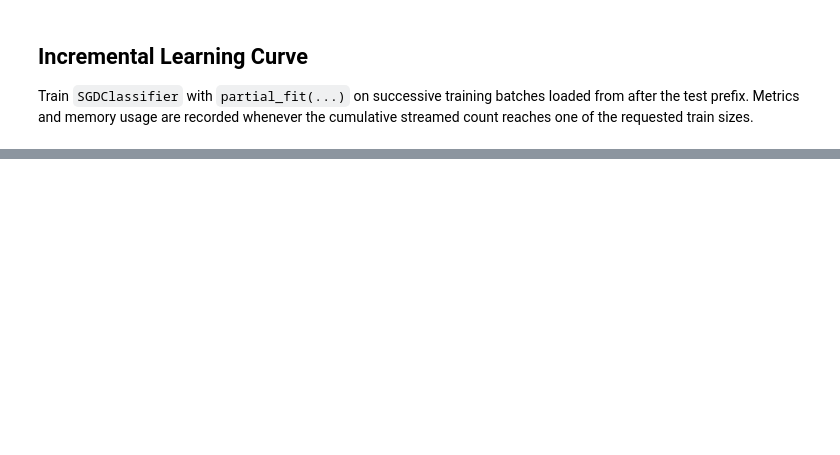
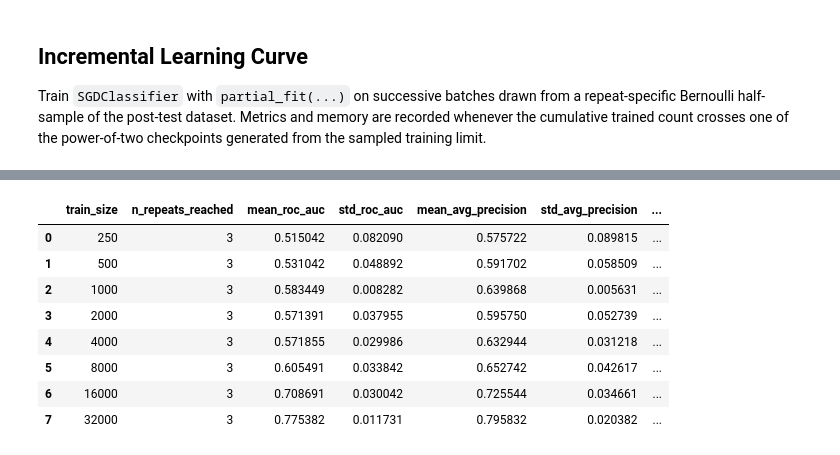
Before and after one commit to Xfcosta/NSPPK, a Jupyter notebook: notebooks/Molecular Graph Learning Curve.ipynb, the cells around one changed output, grey strips where cells are left out. Saved outputs shown, nothing was run; the diff lists cells and outputs as text; code cells hidden in the pictures; blank space fills up the shorter version.

Commit message:
Add supervised streaming batches

```diff
--- a/notebooks/Molecular Graph Learning Curve.ipynb
+++ b/notebooks/Molecular Graph Learning Curve.ipynb
@@ -90,7 +114,9 @@ test_graphs = loader.load_from(
 y_test = np.asarray([int(graph.graph['HIV_active']) for graph in test_graphs])
 record_memory('test set loaded')
 
-train_limit = max(LIMIT - TEST_PREFIX_SIZE, 0)
+dataset_size = count_dataset_rows(DATASET_FILE)
+available_train_pool = max(dataset_size - TEST_PREFIX_SIZE, 0)
+train_limit = resolve_limit_count(LIMIT, available_train_pool)
 warmup_size = min(WARMUP_SIZE, train_limit)
 warmup_graphs = loader.load_from(
     DATASET_FILE,
@@ -120,12 +146,12 @@ if len(np.unique(y_warmup)) == len(classes):
     class_weight_values = compute_class_weight('balanced', classes=classes, y=y_warmup)
     class_weight = {cls: float(weight) for cls, weight in zip(classes, class_weight_values)}
 
-train_size_values = [n for n in TRAIN_SIZE_VALUES if n <= train_limit]
-if not train_size_values or train_size_values[-1] != train_limit:
-    train_size_values.append(train_limit)
+train_size_values = make_exponential_train_sizes(train_limit)
 
 print('test graphs:', len(test_graphs))
 print(f'test positive rate: {y_test.mean():.3f}')
+print('dataset size:', dataset_size)
+print('available train pool:', available_train_pool)
 print('train pool limit:', train_limit)
 print('warmup graphs:', len(warmup_graphs))
 print('class weight for partial_fit:', class_weight)
@@ -135,7 +177,7 @@ print(f'initial peak RSS: {MEMORY_PEAK_MB:.2f} MB')
 # %% [markdown]
 ## Incremental Learning Curve
 
-Train `SGDClassifier` with `partial_fit(...)` on successive training batches loaded from after the test prefix. Metrics and memory usage are recorded whenever the cumulative streamed count reaches one of the requested train sizes.
+Train `SGDClassifier` with `partial_fit(...)` on successive batches drawn from a repeat-specific Bernoulli half-sample of the post-test dataset. Metrics and memory are recorded whenever the cumulative trained count crosses one of the power-of-two checkpoints generated from the sampled training limit.
 # %%
 results = []
 
@@ -146,7 +188,6 @@ repeat_histories = {
     train_size: {'roc_auc': [], 'avg_precision': [], 'runtime_sec': [], 'rss_mb': [], 'peak_rss_mb': []}
     for train_size in train_size_values
 }
-stop_positions = sorted(set(range(BATCH_SIZE, train_limit, BATCH_SIZE)) | set(train_size_values) | {train_limit})
 
 for repeat_idx in range(1, N_REPEATS + 1):
     classifier = SGDClassifier(
@@ -157,27 +198,35 @@ for repeat_idx in range(1, N_REPEATS + 1):
         class_weight=class_weight,
     )
 
+    graph_iter = _graph_io._iter_loaded_graphs(
+        DATASET_FILE,
+        'smiles',
+        limit=LIMIT,
+        random_state=RANDOM_STATE + repeat_idx,
+        start_after_instance=TEST_PREFIX_SIZE,
+    )
+
     t0 = time.perf_counter()
-    start = 0
-    for stop in stop_positions:
-        batch_graphs = loader.load_from(
-            DATASET_FILE,
-            'smiles',
-            start_after_instance=TEST_PREFIX_SIZE + start,
-            limit=stop - start,
-        )
+    trained_count = 0
+    checkpoint_idx = 0
+    batch_graphs = []
+    is_first_batch = True
+
+    def flush_batch(batch_graphs, trained_count, checkpoint_idx, is_first_batch):
         y_batch = np.asarray([int(graph.graph['HIV_active']) for graph in batch_graphs])
         X_batch = vectorizer.transform(batch_graphs)
 
-        if start == 0:
+        if is_first_batch:
             classifier.partial_fit(X_batch, y_batch, classes=classes)
         else:
             classifier.partial_fit(X_batch, y_batch)
 
-        del batch_graphs, y_batch, X_batch
+        trained_count += len(batch_graphs)
+        del y_batch, X_batch
         gc.collect()
 
-        if stop in repeat_histories:
+        while checkpoint_idx < len(train_size_values) and trained_count >= train_size_values[checkpoint_idx]:
+            stop = train_size_values[checkpoint_idx]
             memory_event = record_memory(f'repeat {repeat_idx} train {stop}', emit=False)
             y_score = classifier.decision_function(X_test)
             runtime_sec = time.perf_counter() - t0
@@ -194,14 +243,35 @@ for repeat_idx in range(1, N_REPEATS + 1):
                 f"{stop:>8d} | {repeat_idx:>6d} | {roc_auc:>8.4f} | {avg_precision:>8.4f} | "
                 f"{runtime_sec:>8.2f} | {memory_event['rss_mb']:>8.2f} | {memory_event['peak_rss_mb']:>8.2f}"
             )
+            checkpoint_idx += 1
 
-        start = stop
+        return trained_count, checkpoint_idx, False
 
+    for graph in graph_iter:
+        batch_graphs.append(graph)
+        next_checkpoint = train_size_values[checkpoint_idx] if checkpoint_idx < len(train_size_values) else None
+        if len(batch_graphs) < BATCH_SIZE and (next_checkpoint is None or trained_count + len(batch_graphs) < next_checkpoint):
+            continue
+        trained_count, checkpoint_idx, is_first_batch = flush_batch(batch_graphs, trained_count, checkpoint_idx, is_first_batch)
+        batch_graphs = []
+
+    if batch_graphs:
+        trained_count, checkpoint_idx, is_first_batch = flush_batch(batch_graphs, trained_count, checkpoint_idx, is_first_batch)
+
+    print(f'repeat {repeat_idx} sampled train graphs: {trained_count}')
+
+reached_train_sizes = []
+skipped_train_sizes = []
 for train_size in train_size_values:
     history = repeat_histories[train_size]
+    if not history['roc_auc']:
+        skipped_train_sizes.append(train_size)
+        continue
+    reached_train_sizes.append(train_size)
     results.append(
         {
             'train_size': train_size,
+            'n_repeats_reached': len(history['roc_auc']),
             'mean_roc_auc': float(np.mean(history['roc_auc'])),
             'std_roc_auc': float(np.std(history['roc_auc'], ddof=0)),
             'mean_avg_precision': float(np.mean(history['avg_precision'])),
@@ -218,5 +288,9 @@ for train_size in train_size_values:
     )
 
 results_df = pd.DataFrame(results)
+if skipped_train_sizes:
+    print('skipped train sizes with no reached repeats:', skipped_train_sizes)
+print('summarized train sizes:', reached_train_sizes)
 print(f'final peak RSS: {MEMORY_PEAK_MB:.2f} MB')
 results_df
+# %% [output]
@@ -223,3 +314,12 @@ results_df
+|  | train_size | n_repeats_reached | mean_roc_auc | std_roc_auc | mean_avg_precision | std_avg_precision | ... |
+| 0 | 250 | 3 | 0.515042 | 0.082090 | 0.575722 | 0.089815 | ... |
+| 1 | 500 | 3 | 0.531042 | 0.048892 | 0.591702 | 0.058509 | ... |
+| 2 | 1000 | 3 | 0.583449 | 0.008282 | 0.639868 | 0.005631 | ... |
+| 3 | 2000 | 3 | 0.571391 | 0.037955 | 0.595750 | 0.052739 | ... |
+| 4 | 4000 | 3 | 0.571855 | 0.029986 | 0.632944 | 0.031218 | ... |
+| 5 | 8000 | 3 | 0.605491 | 0.033842 | 0.652742 | 0.042617 | ... |
+| 6 | 16000 | 3 | 0.708691 | 0.030042 | 0.725544 | 0.034661 | ... |
+| 7 | 32000 | 3 | 0.775382 | 0.011731 | 0.795832 | 0.020382 | ... |
 # %%
 fig, axes = plt.subplots(1, 3, figsize=(18, 4.5))
 frac = 0.8  # Local quadratic LOESS span; adjust between 0 and 1 for more or less smoothing.
```
Also changed, not shown: parts of 8 cells of this notebook, 3 other files.
